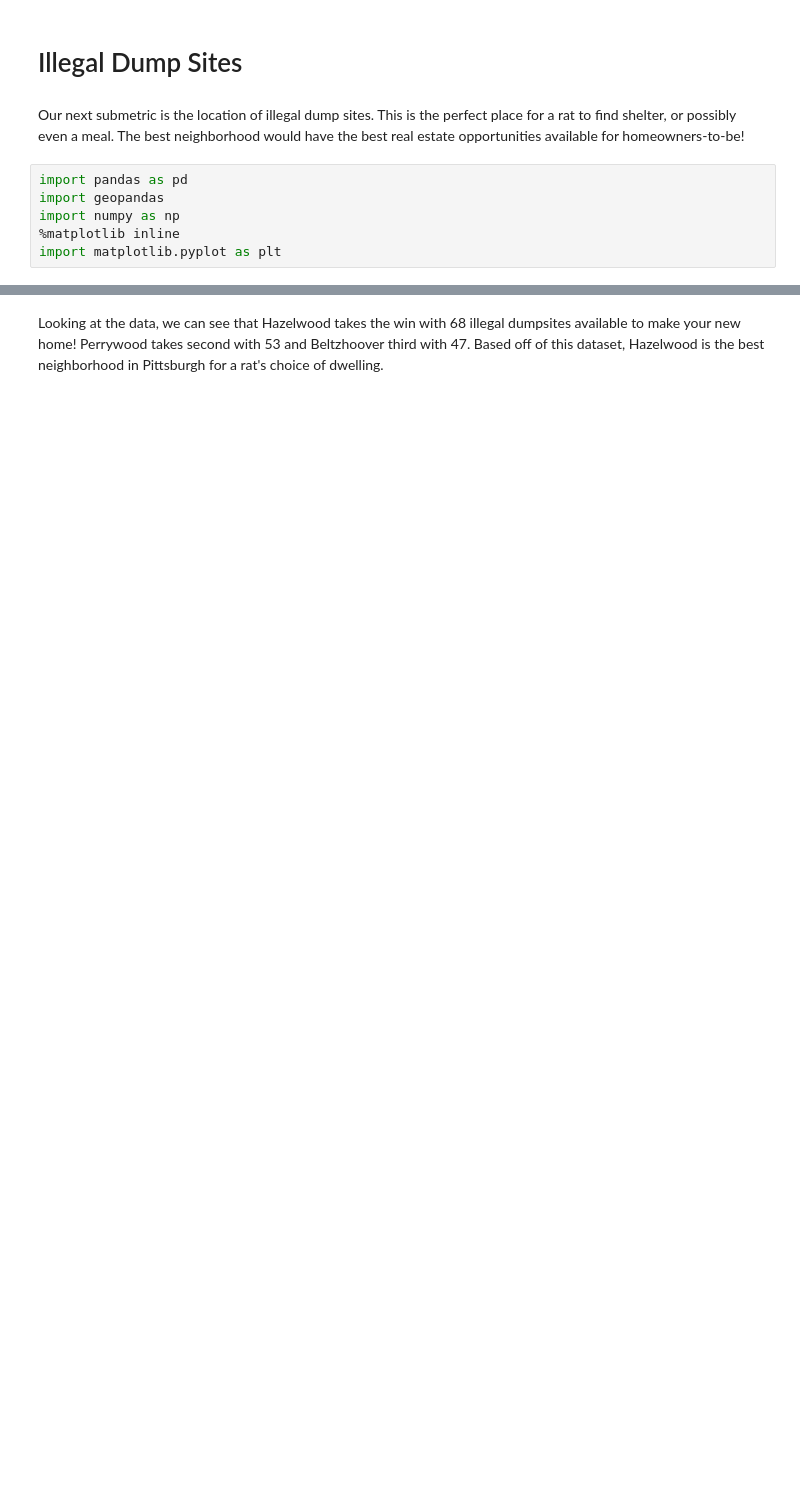
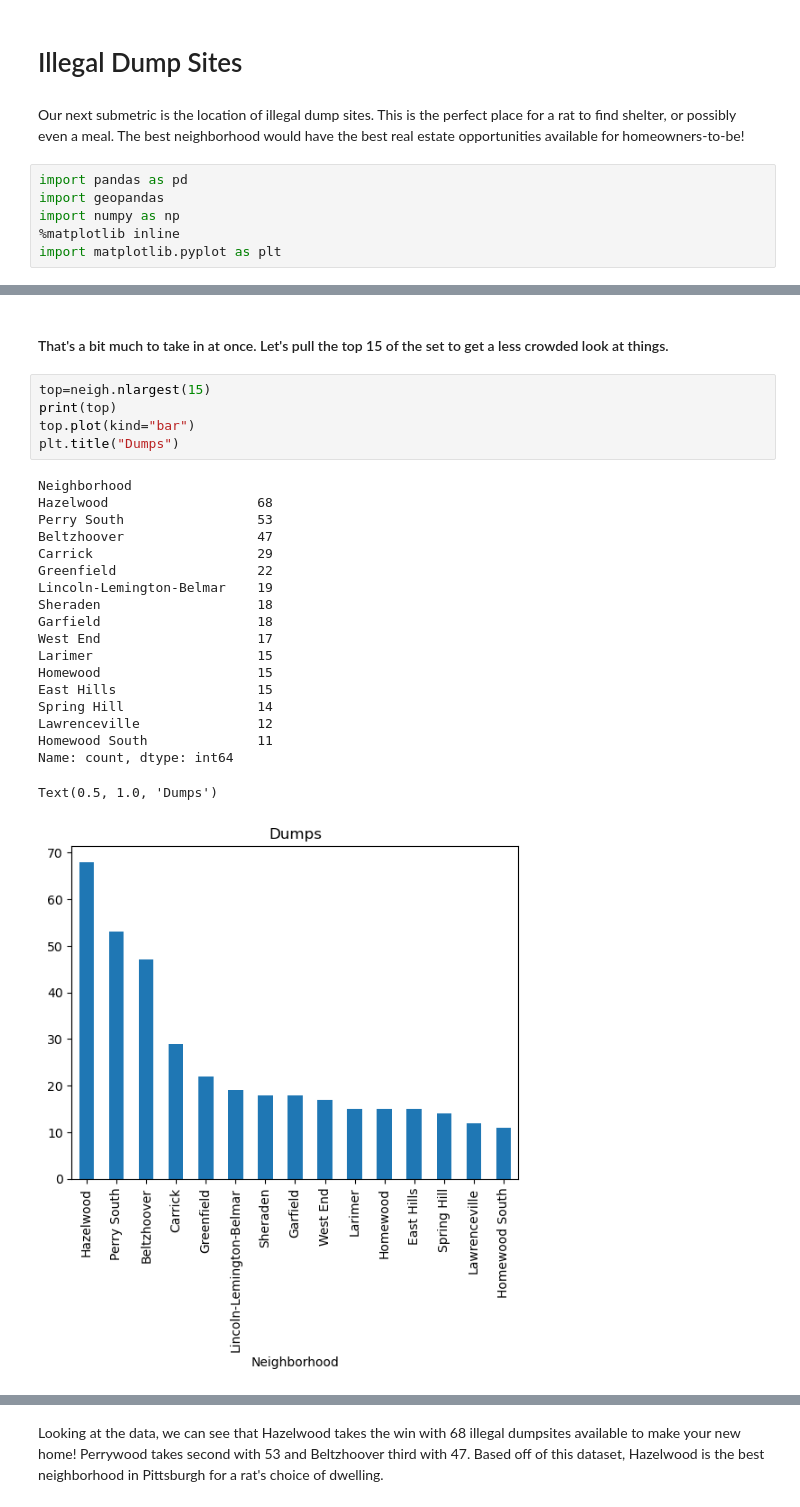
Before and after one commit to MNM75/CMPINF-Final-Rats, a Jupyter notebook: Chaney-DumpData.ipynb, the cells around one changed output, grey strips where cells are left out. Cells and saved outputs as stored; diff of their text form; blank space fills up the shorter version.

```diff
--- a/Chaney-DumpData.ipynb
+++ b/Chaney-DumpData.ipynb
@@ -35,0 +37,27 @@ Name: count, Length: 79, dtype: int64
+# %% [markdown]
+#### That's a bit much to take in at once. Let's pull the top 15 of the set to get a less crowded look at things.
+# %%
+top=neigh.nlargest(15)
+print(top)
+top.plot(kind="bar")
+plt.title("Dumps")
+# %% [output]
+Neighborhood
+Hazelwood                   68
+Perry South                 53
+Beltzhoover                 47
+Carrick                     29
+Greenfield                  22
+Lincoln-Lemington-Belmar    19
+Sheraden                    18
+Garfield                    18
+West End                    17
+Larimer                     15
+Homewood                    15
+East Hills                  15
+Spring Hill                 14
+Lawrenceville               12
+Homewood South              11
+Name: count, dtype: int64
+Text(0.5, 1.0, 'Dumps')
+[figure, added]
```
Also changed, not shown: parts of 4 cells of this notebook.
